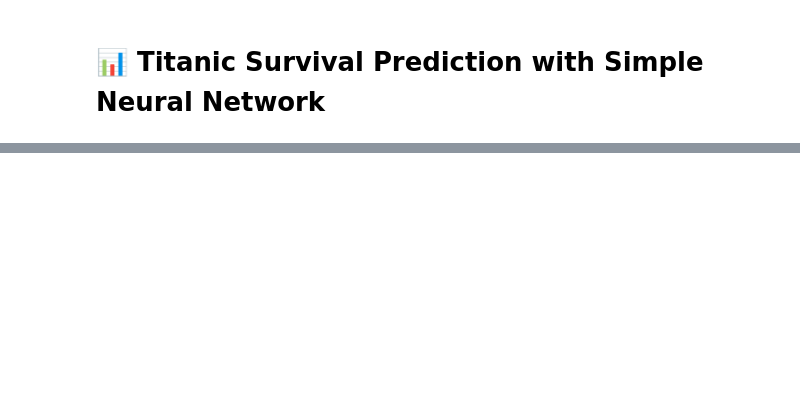
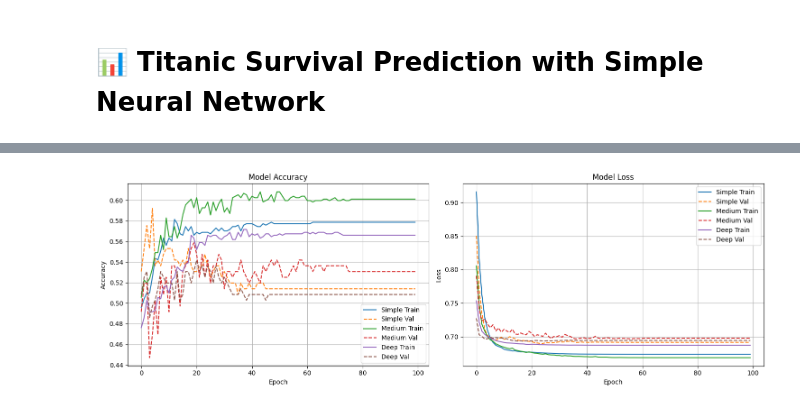
Before and after one commit to glasslego/ml-deep-learning-study, a Jupyter notebook: src/deep_learning_example/01_titanic_survival_prediction.ipynb, the cells around one changed output, grey strips where cells are left out. Saved outputs shown, nothing was run; the diff lists cells and outputs as text; code cells hidden in the pictures; blank space fills up the shorter version.

```diff
--- a/src/deep_learning_example/01_titanic_survival_prediction.ipynb
+++ b/src/deep_learning_example/01_titanic_survival_prediction.ipynb
@@ -235,6 +206,9 @@ results = {}
 
 # Assuming you have X_train_split, y_train_split, X_val_split, y_val_split defined
 # Replace this with your actual data preparation
+
+# Prepare the data
+X_train_split, X_val_split, y_train_split, y_val_split = prepare_titanic_data()
 
 print("🚀 신경망 모델 훈련 시작\n")
 
@@ -270,69 +256,31 @@ NameError: name 'X_train_split' is not defined
 # %%
 # Visualize results
 import matplotlib.pyplot as plt
 
-# Check if results exist
-if 'results' in locals() and results:
-    fig, axes = plt.subplots(1, 2, figsize=(15, 5))
+fig, axes = plt.subplots(1, 2, figsize=(15, 5))
 
-    for name, result in results.items():
-        history = result['history']
+for name, result in results.items():
+    history = result['history']
 
-        axes[0].plot(history['acc'], label=f'{name} Train')
-        axes[0].plot(history['val_acc'], label=f'{name} Val', linestyle='--')
+    axes[0].plot(history['acc'], label=f'{name} Train')
+    axes[0].plot(history['val_acc'], label=f'{name} Val', linestyle='--')
 
-        axes[1].plot(history['loss'], label=f'{name} Train')
-        axes[1].plot(history['val_loss'], label=f'{name} Val', linestyle='--')
+    axes[1].plot(history['loss'], label=f'{name} Train')
+    axes[1].plot(history['val_loss'], label=f'{name} Val', linestyle='--')
 
-    axes[0].set_title('Model Accuracy')
-    axes[0].set_xlabel('Epoch')
-    axes[0].set_ylabel('Accuracy')
-    axes[0].legend()
-    axes[0].grid(True)
+axes[0].set_title('Model Accuracy')
+axes[0].set_xlabel('Epoch')
+axes[0].set_ylabel('Accuracy')
+axes[0].legend()
+axes[0].grid(True)
 
-    axes[1].set_title('Model Loss')
-    axes[1].set_xlabel('Epoch')
-    axes[1].set_ylabel('Loss')
-    axes[1].legend()
-    axes[1].grid(True)
+axes[1].set_title('Model Loss')
+axes[1].set_xlabel('Epoch')
+axes[1].set_ylabel('Loss')
+axes[1].legend()
+axes[1].grid(True)
 
-    plt.tight_layout()
-    plt.show()
-
-    # Test the best model
-    print("\n🎯 테스트 데이터 평가:")
-    best_model_name = max(results.keys(), key=lambda x: results[x]['best_val_acc'])
-    best_model = results[best_model_name]['model']
-
-    y_test_pred = best_model.predict(X_test)
-    test_acc = np.mean((y_test_pred > 0.5).flatten() == y_test)
-
-    print(f"최고 성능 모델: {best_model_name}")
-    print(f"테스트 정확도: {test_acc:.4f}")
-
-    # Confusion matrix
-    from sklearn.metrics import confusion_matrix
-    y_test_pred_binary = (y_test_pred > 0.5).astype(int).flatten()
-    cm = confusion_matrix(y_test, y_test_pred_binary)
-
-    plt.figure(figsize=(6, 5))
-    plt.imshow(cm, interpolation='nearest', cmap=plt.cm.Blues)
-    plt.title(f'{best_model_name} Model - Confusion Matrix')
-    plt.colorbar()
-    tick_marks = np.arange(2)
-    plt.xticks(tick_marks, ['Not Survived', 'Survived'])
-    plt.yticks(tick_marks, ['Not Survived', 'Survived'])
-    plt.ylabel('True Label')
-    plt.xlabel('Predicted Label')
-
-    # Add text annotations
-    thresh = cm.max() / 2.
-    for i, j in np.ndindex(cm.shape):
-        plt.text(j, i, format(cm[i, j], 'd'),
-                ha="center", va="center",
-                color="white" if cm[i, j] > thresh else "black")
-
-    plt.tight_layout()
-    plt.show()
-else:
-    print("⚠️ 먼저 모델을 훈련해주세요. 위의 셀을 실행하여 모델을 훈련한 후 다시 시도하세요.")
+plt.tight_layout()
+plt.show()
+# %% [output]
+[figure, added]
```
Also changed, not shown: parts of 5 cells of this notebook.
